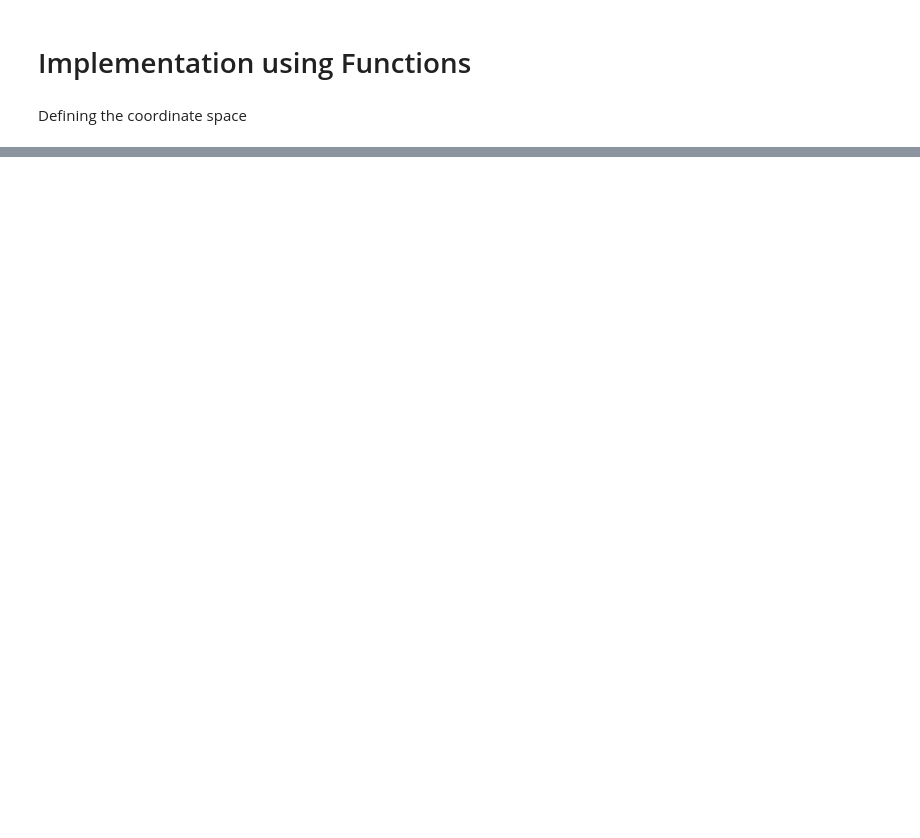
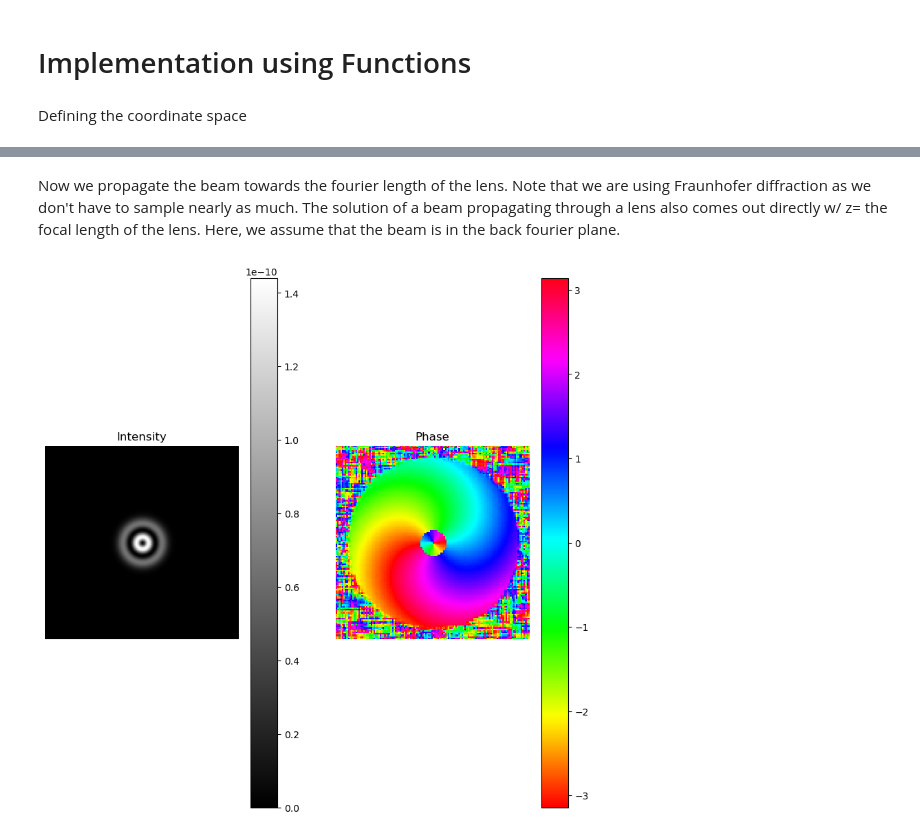
Before and after one commit to TareqJ1000/KnotSorter, a Jupyter notebook: OpticalModeSorter.ipynb, the cells around one changed output, grey strips where cells are left out. Drawn from its saved outputs; the diff is of its cells as text; code cells hidden in the pictures; blank space fills up the shorter version.

```diff
--- a/OpticalModeSorter.ipynb
+++ b/OpticalModeSorter.ipynb
@@ -278,0 +294,19 @@ def output_chan(X, Y,)
+# %% [markdown]
+Now we propagate the beam towards the fourier length of the lens. Note that we are using Fraunhofer diffraction as we don't have to sample nearly as much. The solution of a beam propagating through a lens also comes out directly w/ z= the focal length of the lens. Here, we assume that the beam is in the back fourier plane.
+# %%
+temp_1 = field
+prop_dist = 10*cm
+
+# Propagate the lens field to the focal plain of the lens
+
+field_lens,_ = propFF(temp_1, maxx, la, prop_dist)
+
+field_lens = field_lens/np.max(np.abs(field_lens))
+
+# Propagate again immediately before the second lens
+
+field_lens_2 = propFF(field_lens, maxx, la, prop_dist, isInverse=True)[0]
+
+TotInt(field_lens_2)
+# %% [output]
+[figure, added]
```
Also changed, not shown: parts of 52 cells of this notebook, 3 other files.
